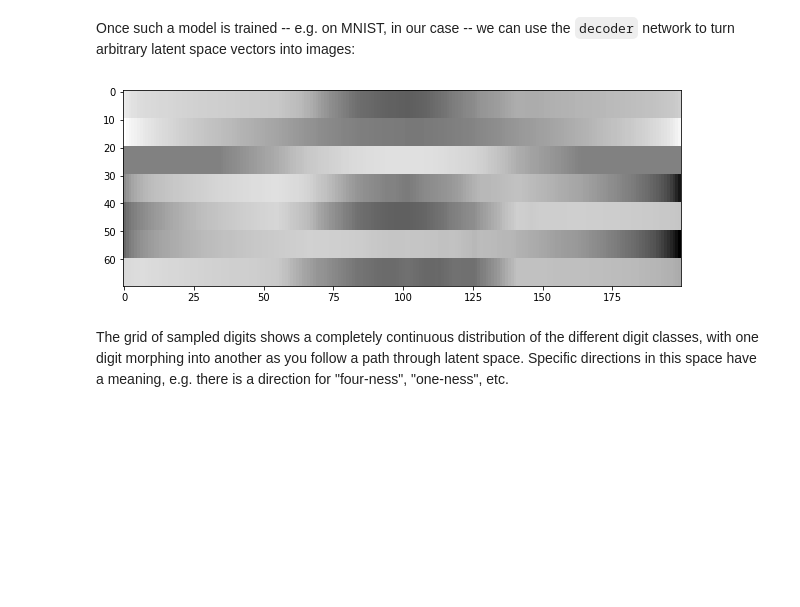
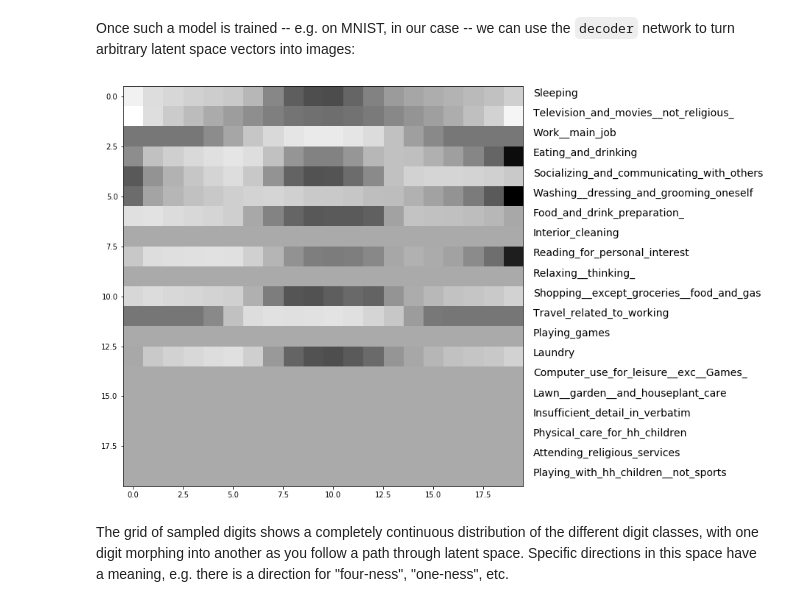
Before and after one commit to yaniv256/VAEs-in-Economics, a Jupyter notebook: Notebooks/Time_use_shares_with_vaes.ipynb, the cells around one changed output. Saved outputs shown, nothing was run; the diff lists cells and outputs as text; code cells hidden in the pictures; blank space fills up the shorter version.

```diff
--- a/Notebooks/Time_use_shares_with_vaes.ipynb
+++ b/Notebooks/Time_use_shares_with_vaes.ipynb
@@ -222,33 +222,36 @@ images:
 # %%
 import matplotlib.pyplot as plt
 from scipy.stats import norm
 from sklearn.preprocessing import StandardScaler
 
 # Display a 2D manifold of the digits
-n_type = 200  # type span
-each_width = 10
-n_activity =  7
+n_type = 20  # type span
+each_width = 1
+n_activity =  20
 figure = np.zeros((each_width*n_activity,n_type))
 # Linearly spaced coordinates on the unit square were transformed
 # through the inverse CDF (ppf) of the Gaussian
 # to produce values of the latent variables z,
 # since the prior of the latent space is Gaussian
 grid_x = norm.ppf(np.linspace(0.01, 0.99, n_type))
 scaler = StandardScaler()
 
 for i, xi in enumerate(grid_x):
     z_sample = np.array([[xi]])
     x_decoded = decoder.predict(z_sample)
     figure[0:n_activity*each_width,i : (i + 1)] = np.repeat(x_decoded[0,0:n_activity],each_width).reshape(n_activity*each_width,1)
 
 figure=np.transpose(figure)
 figure=scaler.fit_transform(figure)
 figure=np.transpose(figure)
 plt.figure(figsize=(10, 10))
 plt.imshow(figure, cmap='Greys_r')
+
+for i in range(n_activity):
+  plt.text(n_type,i, ts.columns[i], fontsize=14)
 plt.show()
 # %% [output]
-[figure, old version]
+[figure, new version]
 # %% [markdown]
 The grid of sampled digits shows a completely continuous distribution of the different digit classes, with one digit morphing into another
 as you follow a path through latent space. Specific directions in this space have a meaning, e.g. there is a direction for "four-ness",
```
